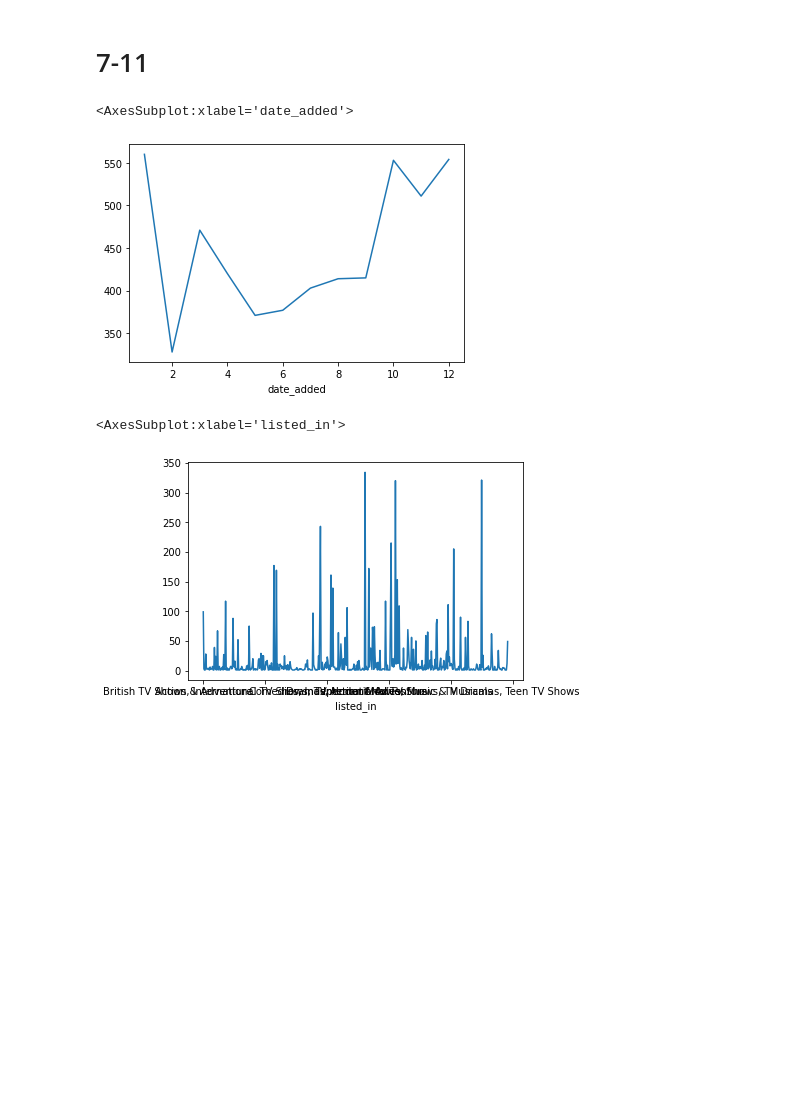
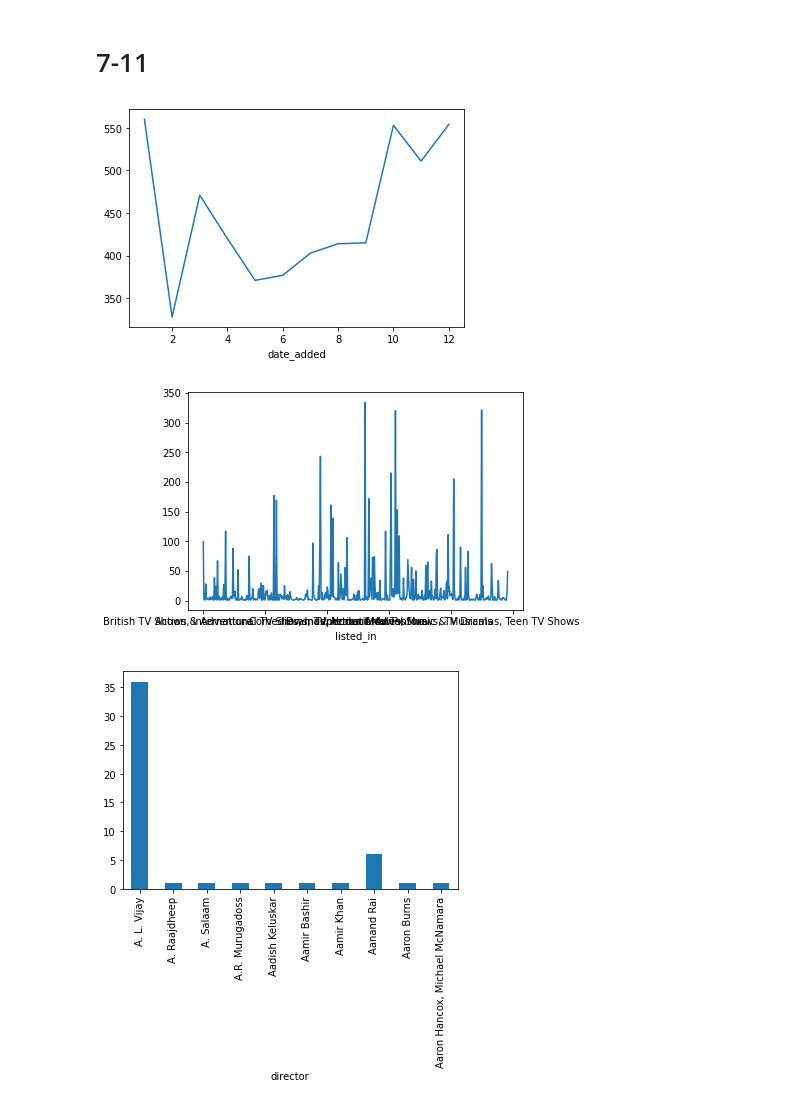
Before and after one commit to Uni-2018-n/tede_1, a Jupyter notebook: que_7-11.ipynb, the cells around one changed output. Cells and saved outputs as stored; diff of their text form; code cells hidden in the pictures; blank space fills up the shorter version.

Commit message:
done with 9, added everything into functions, need to make graphs look good

```diff
--- a/que_7-11.ipynb
+++ b/que_7-11.ipynb
@@ -3,26 +11,30 @@
 # %%
-#7
-import pandas as pd
-from datetime import datetime
-
-dataset = pd.read_csv('data/netflix_titles.csv') #TODO: add na_Values
-movies = dataset[dataset['type'] == "Movie"]
-months = movies.groupby(pd.DatetimeIndex(movies['date_added']).month)
-movies_months = months.count()
-movies_months['date_added'].plot()
+def ex_7():
+    movies = netflix[netflix['type'] == "Movie"]
+    months = movies.groupby(pd.DatetimeIndex(movies['date_added']).month)
+    movies_months = months.count()
+    movies_months['date_added'].plot()
+ex_7()
 # %% [output]
-<AxesSubplot:xlabel='date_added'>
 [figure]
 # %%
-#8
-genre = dataset.groupby(by=["listed_in"])['show_id'].count()
-# genre
-genre.plot()
+def ex_8():
+    genre = netflix.groupby(by=["listed_in"])['show_id'].count()
+    genre.plot()
+ex_8()
 # %% [output]
-<AxesSubplot:xlabel='listed_in'>
 [figure]
 # %%
-#9
-#skino8etes ana xwra, me n prwtoys skino8etes
-#se poses xwres exei ftiaksei enas skino8eths tainia, me n prwtoyw skino8etes
+def ex_9():
+    #skino8etes ana xwra, me n prwtoys skino8etes
+    countries = netflix.groupby(by=['country'])['director'].count()
+
+    countries.head(10).plot.bar()
+
+    #se poses xwres exei ftiaksei enas skino8eths tainia, me n prwtoyw skino8etes
+    dirs = netflix.groupby(by=['director'])['country'].count()
+    dirs.head(10).plot.bar()
+ex_9()
+# %% [output]
+[figure, added]
 # %%
```
Also changed, not shown: parts of 3 cells of this notebook.
